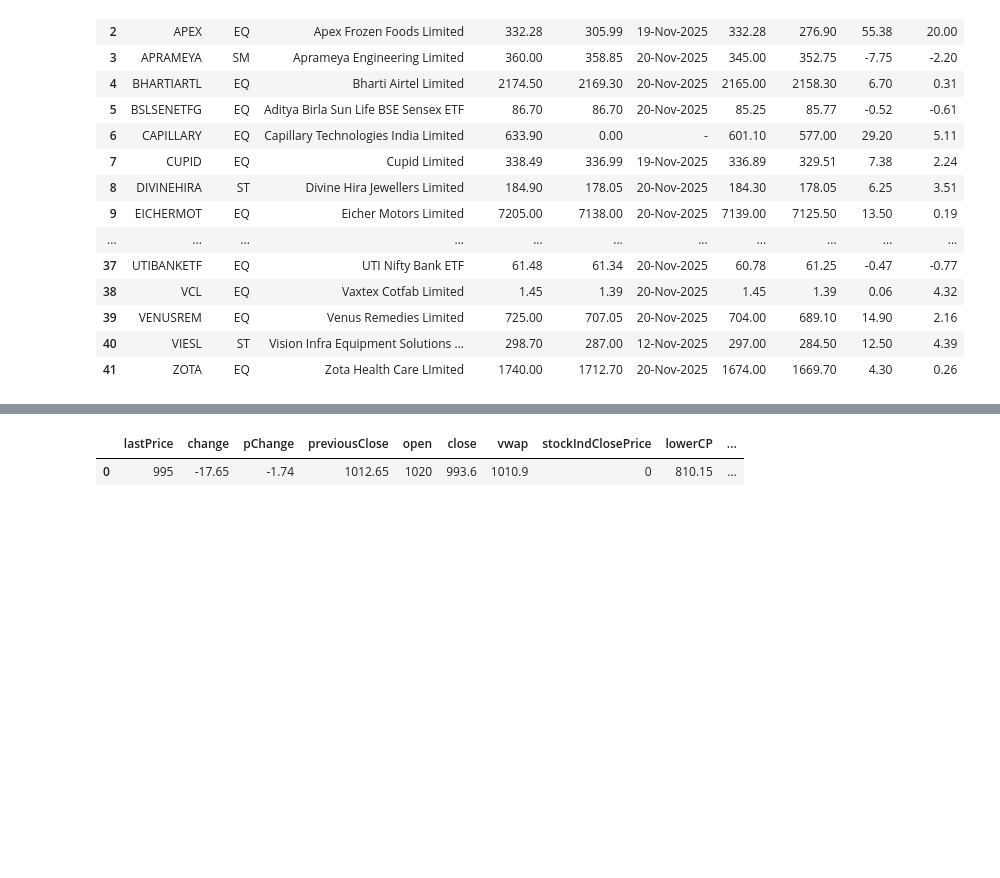
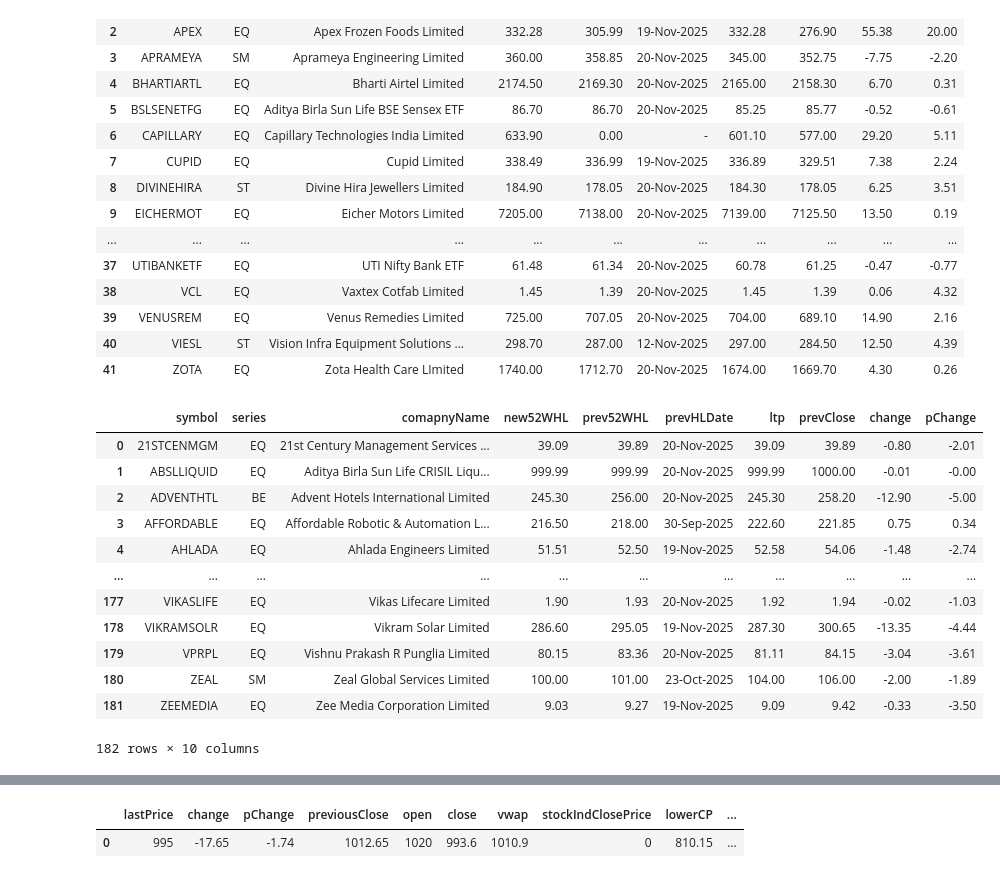
Before and after one commit to Ramesh-Bojanapu-1011/stocks_recomend, a Jupyter notebook: get_stocke.ipynb, the cells around one changed output, grey strips where cells are left out. Cells and saved outputs as stored; diff of their text form; code cells hidden in the pictures; blank space fills up the shorter version.

```diff
--- a/get_stocke.ipynb
+++ b/get_stocke.ipynb
@@ -48,3 +70,21 @@ df
 | 39 | VENUSREM | EQ | Venus Remedies Limited | 725.00 | 707.05 | 20-Nov-2025 | 704.00 | 689.10 | 14.90 | 2.16 |
 | 40 | VIESL | ST | Vision Infra Equipment Solutions ... | 298.70 | 287.00 | 12-Nov-2025 | 297.00 | 284.50 | 12.50 | 4.39 |
 | 41 | ZOTA | EQ | Zota Health Care LImited | 1740.00 | 1712.70 | 20-Nov-2025 | 1674.00 | 1669.70 | 4.30 | 0.26 |
+# %%
+week_52_low = nse.get_52_week_low()
+df = pd.DataFrame(week_52_low)
+df
+# %% [output]
+|  | symbol | series | comapnyName | new52WHL | prev52WHL | prevHLDate | ltp | prevClose | change | pChange |
+| 0 | 21STCENMGM | EQ | 21st Century Management Services ... | 39.09 | 39.89 | 20-Nov-2025 | 39.09 | 39.89 | -0.80 | -2.01 |
+| 1 | ABSLLIQUID | EQ | Aditya Birla Sun Life CRISIL Liqu... | 999.99 | 999.99 | 20-Nov-2025 | 999.99 | 1000.00 | -0.01 | -0.00 |
+| 2 | ADVENTHTL | BE | Advent Hotels International Limited | 245.30 | 256.00 | 20-Nov-2025 | 245.30 | 258.20 | -12.90 | -5.00 |
+| 3 | AFFORDABLE | EQ | Affordable Robotic & Automation L... | 216.50 | 218.00 | 30-Sep-2025 | 222.60 | 221.85 | 0.75 | 0.34 |
+| 4 | AHLADA | EQ | Ahlada Engineers Limited | 51.51 | 52.50 | 19-Nov-2025 | 52.58 | 54.06 | -1.48 | -2.74 |
+| ... | ... | ... | ... | ... | ... | ... | ... | ... | ... | ... |
+| 177 | VIKASLIFE | EQ | Vikas Lifecare Limited | 1.90 | 1.93 | 20-Nov-2025 | 1.92 | 1.94 | -0.02 | -1.03 |
+| 178 | VIKRAMSOLR | EQ | Vikram Solar Limited | 286.60 | 295.05 | 19-Nov-2025 | 287.30 | 300.65 | -13.35 | -4.44 |
+| 179 | VPRPL | EQ | Vishnu Prakash R Punglia Limited | 80.15 | 83.36 | 20-Nov-2025 | 81.11 | 84.15 | -3.04 | -3.61 |
+| 180 | ZEAL | SM | Zeal Global Services Limited | 100.00 | 101.00 | 23-Oct-2025 | 104.00 | 106.00 | -2.00 | -1.89 |
+| 181 | ZEEMEDIA | EQ | Zee Media Corporation Limited | 9.03 | 9.27 | 19-Nov-2025 | 9.09 | 9.42 | -0.33 | -3.50 |
+182 rows × 10 columns
```
Also changed, not shown: parts of 5 cells of this notebook.
